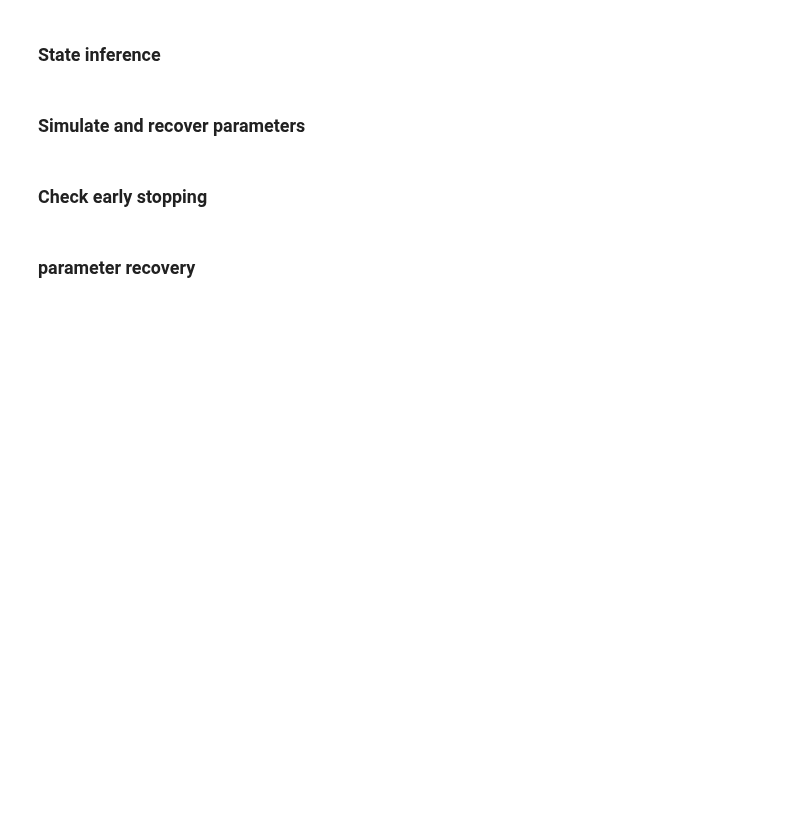
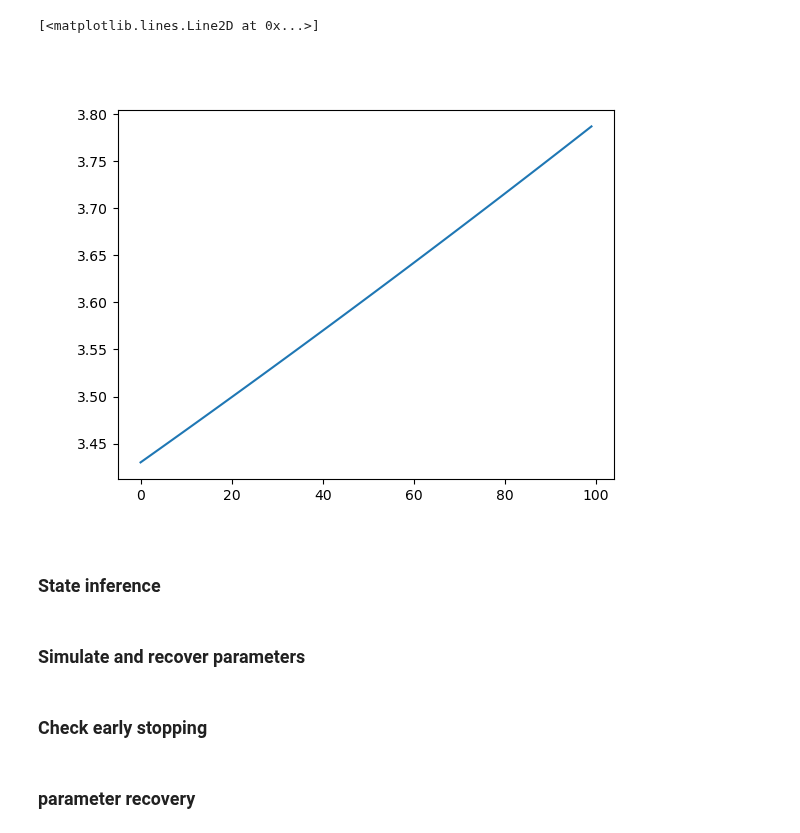
Before and after one commit to bapungiri/py_adlab_bg, a Jupyter notebook: mab_model_simulation.ipynb, the cells around one changed output. Drawn from its saved outputs; the diff is of its cells as text; code cells hidden in the pictures; blank space fills up the shorter version.

```diff
--- a/mab_model_simulation.ipynb
+++ b/mab_model_simulation.ipynb
@@ -0,0 +100,13 @@
+# %%
+import numpy as np
+import matplotlib.pyplot as plt
+
+x = np.arange(100)
+y = 3.43 * np.exp(0.001 * x)
+
+_, ax = plt.subplots()
+
+ax.plot(x, y)
+# %% [output]
+[<matplotlib.lines.Line2D at 0x...>]
+[figure, added]
```
Also changed, not shown: parts of 7 cells of this notebook, 4 other files.
